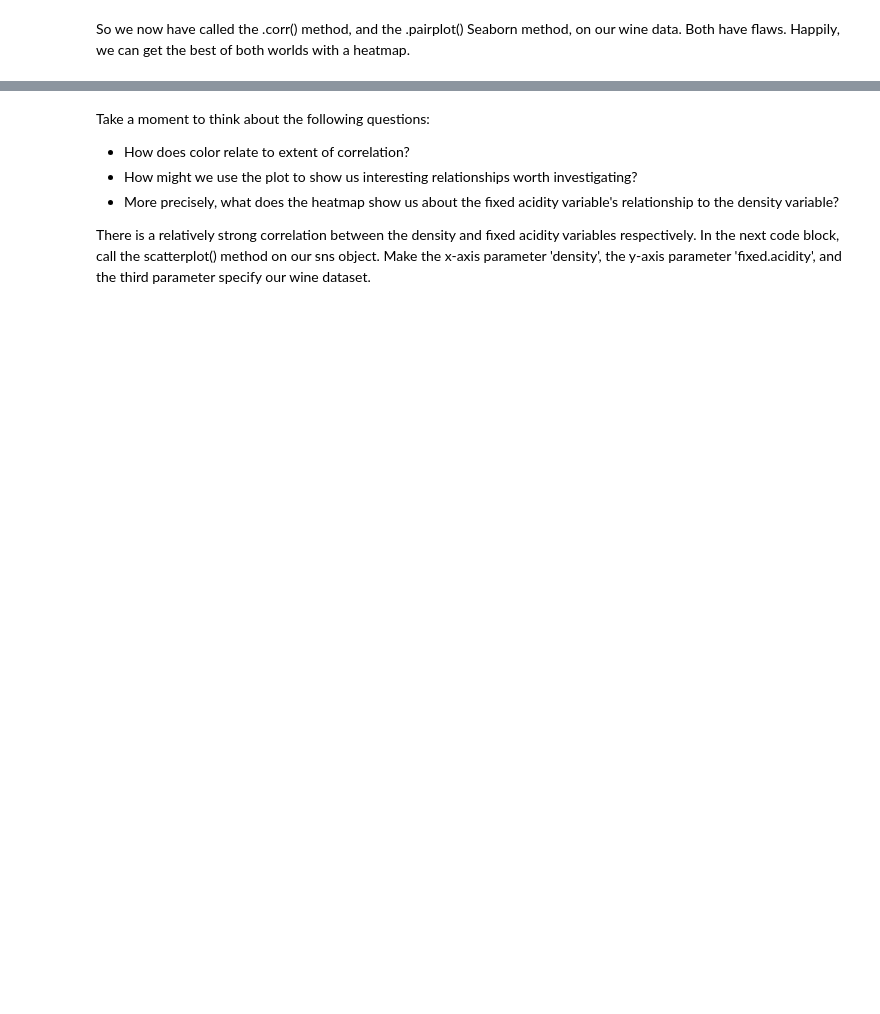
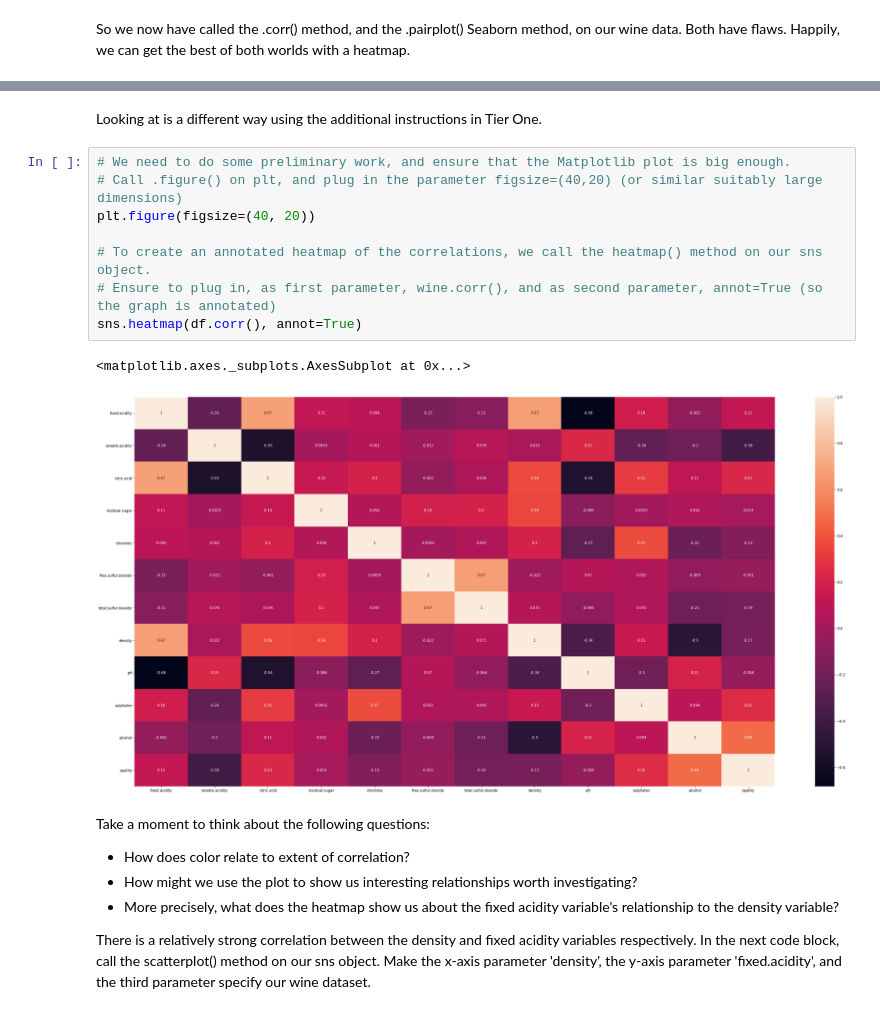
Before and after one commit to JasonCaldwellMBA/Linear_Regression_Case_Study, a Jupyter notebook: Springboard Regression Case Study - the Red Wine Dataset - Tier 3.ipynb, the cells around one changed output, grey strips where cells are left out. Cells and saved outputs as stored; diff of their text form; blank space fills up the shorter version.

Commit message:
Complete Section 2 for Tier 3

```diff
--- a/Springboard Regression Case Study - the Red Wine Dataset - Tier 3.ipynb
+++ b/Springboard Regression Case Study - the Red Wine Dataset - Tier 3.ipynb
@@ -240,3 +251,16 @@ _ _ _
+# %% [markdown]
+Looking at is a different way using the additional instructions in Tier One.
+# %%
+# We need to do some preliminary work, and ensure that the Matplotlib plot is big enough.
+# Call .figure() on plt, and plug in the parameter figsize=(40,20) (or similar suitably large dimensions)
+plt.figure(figsize=(40, 20))
+
+# To create an annotated heatmap of the correlations, we call the heatmap() method on our sns object.
+# Ensure to plug in, as first parameter, wine.corr(), and as second parameter, annot=True (so the graph is annotated)
+sns.heatmap(df.corr(), annot=True)
+# %% [output]
+<matplotlib.axes._subplots.AxesSubplot at 0x...>
+[figure, added]
 # %% [markdown]
 Take a moment to think about the following questions:
 - How does color relate to extent of correlation?
```
Also changed, not shown: parts of 5 cells of this notebook.
